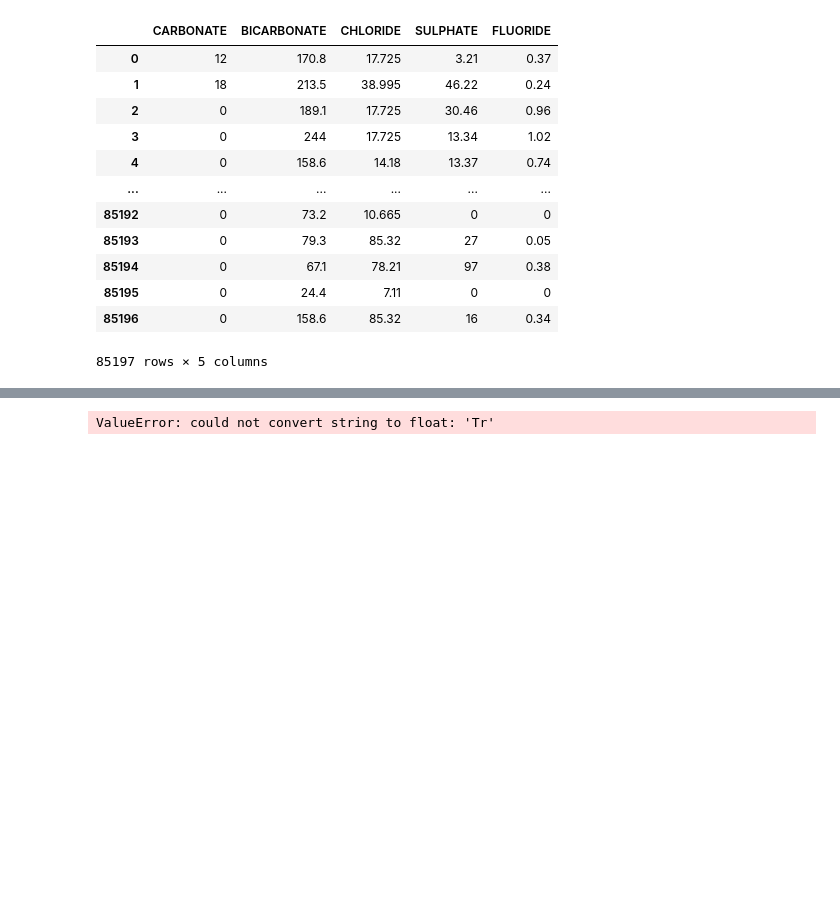
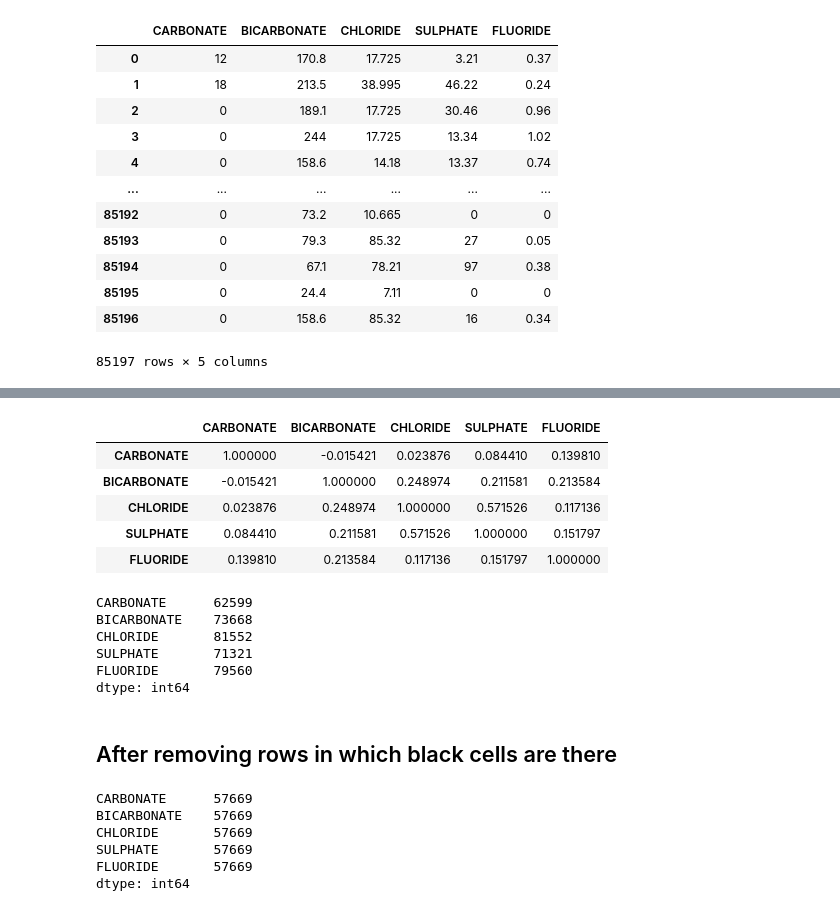
Before and after one commit to Akshay2002Singh/Water-Analysis_Python_ML, a Jupyter notebook: analysis.ipynb, the cells around one changed output, grey strips where cells are left out. Drawn from its saved outputs; the diff is of its cells as text; code cells hidden in the pictures; blank space fills up the shorter version.

```diff
--- a/analysis.ipynb
+++ b/analysis.ipynb
@@ -245,4 +245,31 @@ memory usage: 3.3+ MB
-# %%
-car_bicar_data = car_bicar_data.astype(float)
-# %% [output]
-ValueError: could not convert string to float: 'Tr'
+# %%
+correlation_matrix = car_bicar_data.corr()
+correlation_matrix
+# %% [output]
+|  | CARBONATE | BICARBONATE | CHLORIDE | SULPHATE | FLUORIDE |
+| CARBONATE | 1.000000 | -0.015421 | 0.023876 | 0.084410 | 0.139810 |
+| BICARBONATE | -0.015421 | 1.000000 | 0.248974 | 0.211581 | 0.213584 |
+| CHLORIDE | 0.023876 | 0.248974 | 1.000000 | 0.571526 | 0.117136 |
+| SULPHATE | 0.084410 | 0.211581 | 0.571526 | 1.000000 | 0.151797 |
+| FLUORIDE | 0.139810 | 0.213584 | 0.117136 | 0.151797 | 1.000000 |
+# %%
+car_bicar_data.count()
+# %% [output]
+CARBONATE      62599
+BICARBONATE    73668
+CHLORIDE       81552
+SULPHATE       71321
+FLUORIDE       79560
+dtype: int64
+# %% [markdown]
+## After removing rows in which black cells are there
+# %%
+car_bicar_data = car_bicar_data.dropna(axis=0)
+car_bicar_data.count()
+# %% [output]
+CARBONATE      57669
+BICARBONATE    57669
+CHLORIDE       57669
+SULPHATE       57669
+FLUORIDE       57669
+dtype: int64
```
Also changed, not shown: parts of 3 cells of this notebook, 2 other files.
